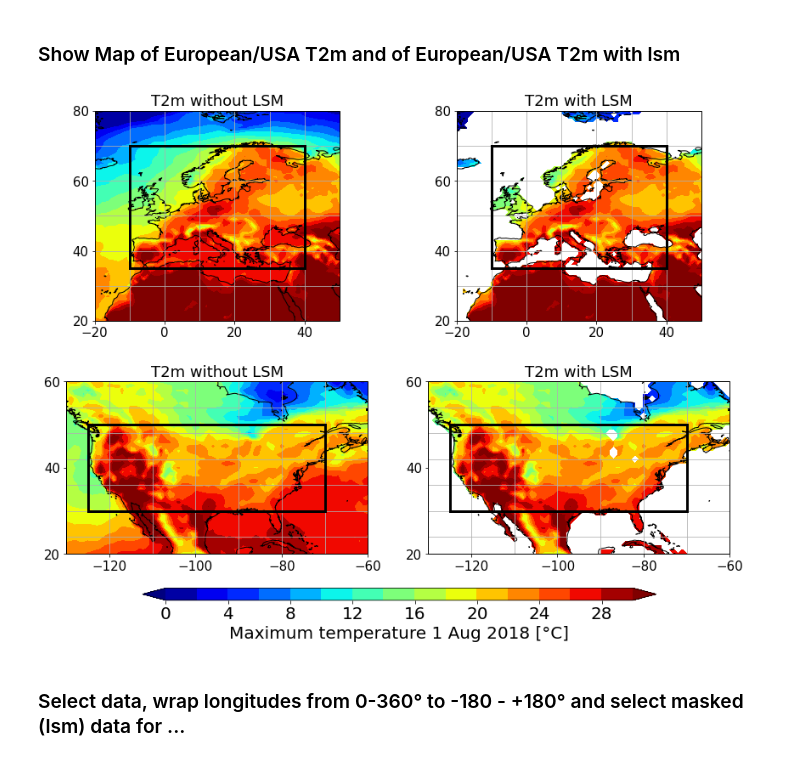
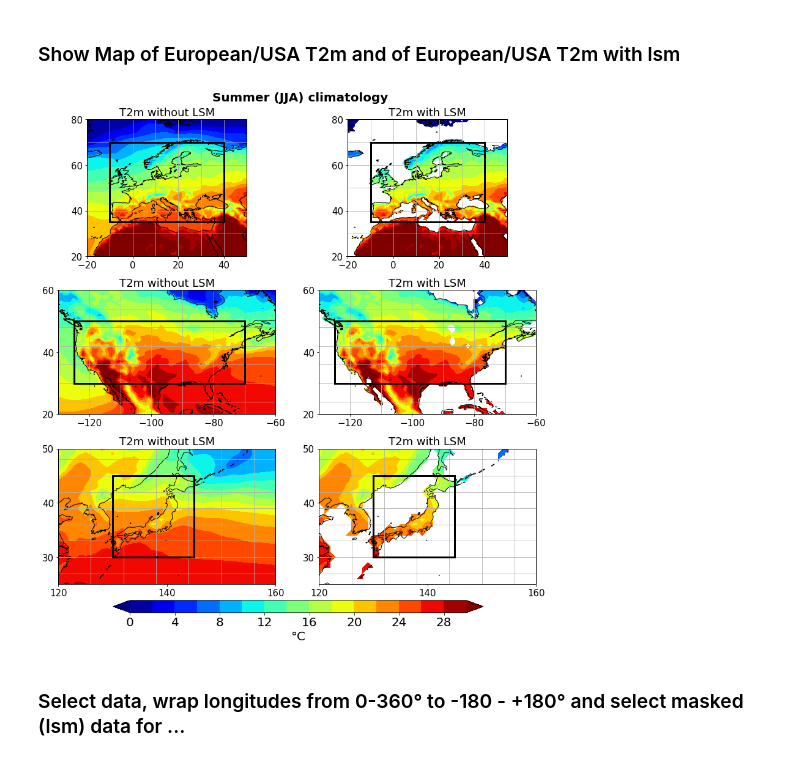
Before and after one commit to jukrueger/HWMId, a Jupyter notebook: HWMId.ipynb, the cells around one changed output. Drawn from its saved outputs; the diff is of its cells as text; code cells hidden in the pictures.

Commit message:
Japan HWMId added

```diff
--- a/HWMId.ipynb
+++ b/HWMId.ipynb
@@ -95,8 +98,8 @@ def wrapTo180(ds,longitude):
 ERA5_t2m_ds = xr.open_dataset('/data/user/jukrueger/Reanalysis/ERA5/ERA5__tmax__1979-2022_daymean_1_deg.nc')
 lsm = xr.open_dataset('/data/user/jukrueger/Reanalysis/ERA5/ERA5_lsm_1_deg.nc')
 # Calc example
-ERA5_ds_example = ERA5_t2m_ds.mx2t.sel(time=slice('2018-08-01','2018-08-01')).squeeze() - 273.15
-ERA5_ds_example_lsm = ERA5_ds_example.where(lsm.lsm!=0).squeeze()
+ERA5_t2m_clim = ERA5_t2m_ds.mx2t.groupby('time.season').mean('time').sel(season='JJA') - 273.15
+ERA5_t2m_clim_lsm = ERA5_t2m_clim.where(lsm.lsm!=0).squeeze()
 # %% [markdown]
 ### Show Map of European/USA T2m and of European/USA T2m with lsm
 # %%
@@ -106,10 +109,10 @@ plt.rcParams['font.size'] = '15'
 prj = ccrs.PlateCarree()
 # Calc X and Y with extended longitude vector
 X, Y = (np.meshgrid(np.linspace(0,360,361), ERA5_t2m_ds['lat']))
-fig = plt.figure(figsize=(14,10))
+fig = plt.figure(figsize=(14,14))
 axs = []
-for i in range(1,5):
-    axs.append(fig.add_subplot(2,2,i,projection=prj))
+for i in range(1,7):
+    axs.append(fig.add_subplot(3,2,i,projection=prj))
 # Define contourIntervals as well as values and properties for the boxes
 levels=np.linspace(0,40)
 # Show European box
@@ -123,40 +126,56 @@ x5, y5 = [-125, -70], [30, 30]
 x6, y6 = [-125, -70], [50, 50]
 x7, y7 = [-125, -125], [30, 50]
 x8, y8 = [-70, -70], [30, 50]
 
+# Show Japan box
+x9, y9 = [130, 145], [30, 30]
+x10, y10 = [130, 145], [45, 45]
+x11, y11 = [130, 130], [30, 45]
+x12, y12 = [145, 145], [30, 45]
 
 color = ['black']
 levels=np.linspace(0,30,16)
-title = ['T2m without LSM', 'T2m with LSM','T2m without LSM', 'T2m with LSM']
-data= [ERA5_ds_example.sel(expver=1).combine_first(ERA5_ds_example.sel(expver=5)), ERA5_ds_example_lsm.sel(expver=1).combine_first(ERA5_ds_example_lsm.sel(expver=5)),
-       ERA5_ds_example.sel(expver=1).combine_first(ERA5_ds_example.sel(expver=5)), ERA5_ds_example_lsm.sel(expver=1).combine_first(ERA5_ds_example_lsm.sel(expver=5))]
+title = ['T2m without LSM', 'T2m with LSM','T2m without LSM', 'T2m with LSM','T2m without LSM', 'T2m with LSM']
+data= [ERA5_t2m_clim.sel(expver=1).combine_first(ERA5_t2m_clim.sel(expver=5)), ERA5_t2m_clim_lsm.sel(expver=1).combine_first(ERA5_t2m_clim_lsm.sel(expver=5)),
+       ERA5_t2m_clim.sel(expver=1).combine_first(ERA5_t2m_clim.sel(expver=5)), ERA5_t2m_clim_lsm.sel(expver=1).combine_first(ERA5_t2m_clim_lsm.sel(expver=5)),
+       ERA5_t2m_clim.sel(expver=1).combine_first(ERA5_t2m_clim.sel(expver=5)), ERA5_t2m_clim_lsm.sel(expver=1).combine_first(ERA5_t2m_clim_lsm.sel(expver=5))]
+
 # Plot climatologies with and without mask
-for i in range(0,4):
+for i in range(0,6):
     cont = axs[i].contourf(X,Y,np.c_[data[i], data[i][:,0]],cmap='jet', transform =prj, levels=levels, extend='both')
     axs[i].plot(x1, y1, x2, y2,x3,y3,x4,y4, color='black', linestyle='-', linewidth=3)
     axs[i].set_title(title[i])
     if i<2:
         axs[i].set_extent([-20, 50, 20, 80], ccrs.PlateCarree())
         axs[i].set_xticks([-20, 0, 20, 40,], crs=ccrs.PlateCarree())
         axs[i].set_yticks([20, 40, 60, 80], crs=ccrs.PlateCarree())
         axs[i].plot(x1, y1, x2, y2,x3,y3,x4,y4, color='black', linestyle='-', linewidth=3)
 
-    if i>=2:
+    if i>=2 and i<4:
         axs[i].set_extent([-130, -60, 20, 60], ccrs.PlateCarree())
         axs[i].set_xticks([-120, -100, -80, -60], crs=ccrs.PlateCarree())
         axs[i].set_yticks([20, 40, 60], crs=ccrs.PlateCarree())
         axs[i].plot(x5, y5, x6, y6,x7,y7,x8,y8, color='black', linestyle='-', linewidth=3)
 
+    if i>=4:
+        axs[i].set_extent([120, 160, 25, 50], ccrs.PlateCarree())
+        axs[i].set_xticks([120, 140, 160], crs=ccrs.PlateCarree())
+        axs[i].set_yticks([30,40, 50], crs=ccrs.PlateCarree())
+        axs[i].plot(x9, y9, x10, y10, x11, y11, x12, y12, color='black', linestyle='-', linewidth=3)
+
+axs[0].text(35,88,'Summer (JJA) climatology', fontweight='bold', fontsize=20)
 for ax in axs:
     ax.coastlines('50m')
     ax.gridlines()
 
 cb_ax = fig.add_axes([0.214, 0.08, 0.6, 0.02])
 cb = fig.colorbar(cont, cax=cb_ax, orientation='horizontal')
 cb.ax.tick_params(labelsize=20)
-cb.set_label(label='Maximum temperature 1 Aug 2018 [°C]', fontsize=20)
+cb.set_label(label='°C', fontsize=20)
+#rasterize_list = [axs[s] for s in range(4)]
+#raster.rasterize_and_save('HWMId_JK/figs/ERA5_Europe_USA_Japan_maps_lsm_1979_2022_JJA_clim.pdf', rasterize_list, dpi=300)
 # %% [output]
-[figure, old version]
+[figure, new version]
 # %% [markdown]
 ### Select data, wrap longitudes from 0-360° to -180 - +180° and select masked (lsm) data for ...
 # %%
```
Also changed, not shown: parts of 16 cells of this notebook.
